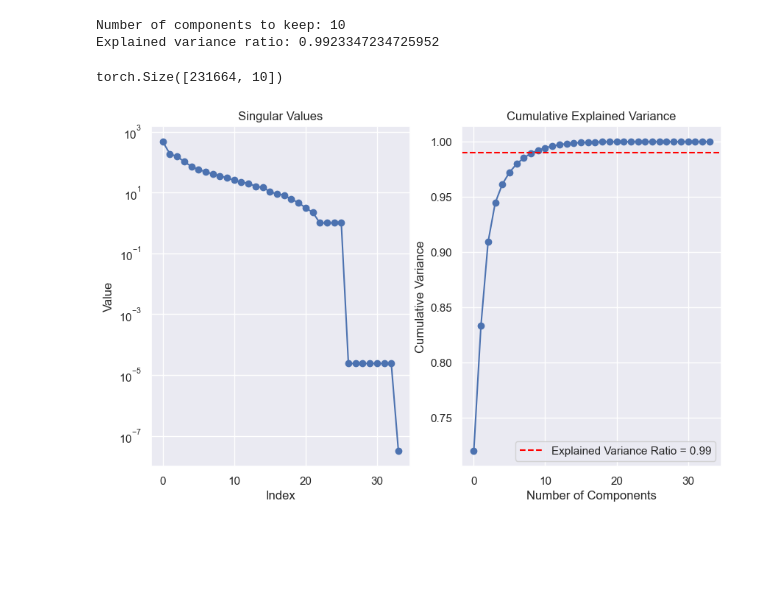
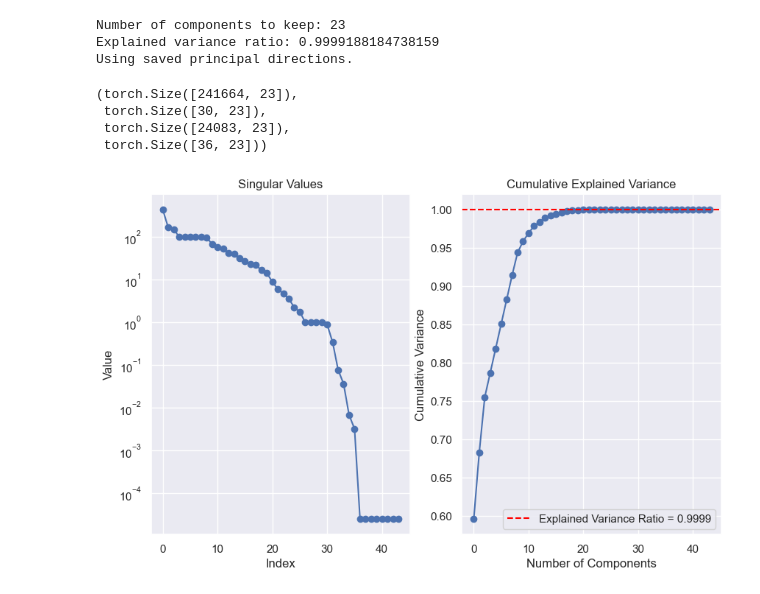
Before and after one commit to PaoloGinefra/ACA_GraphML_Project, a Jupyter notebook: Notebooks/pipelineTest.ipynb, the cells around one changed output. Drawn from its saved outputs; the diff is of its cells as text; code cells hidden in the pictures; blank space fills up the shorter version.

```diff
--- a/Notebooks/pipelineTest.ipynb
+++ b/Notebooks/pipelineTest.ipynb
@@ -7,3 +4,9 @@ The autoreload extension is already loaded. To reload it, use:
+# %%
+import matplotlib.pyplot as plt
+import seaborn as sns
+sns.set_theme()
+import numpy as np
+import torch
 # %%
 from ACAgraphML.Dataset import ZINC_Dataset
 
@@ -16,0 +22,23 @@ The autoreload extension is already loaded. To reload it, use:
+# %%
+from ACAgraphML.Pipeline import TargetNormalizer
+
+# Create the normalizer and fit it to the training data
+target_normalizer = TargetNormalizer(verbose=True)
+target_normalizer.fit(trainDataset)
+
+# Create filtered and normalized datasets
+normalized_train_dataset = target_normalizer.normalize(trainDataset)
+normalized_val_dataset = target_normalizer.normalize(valDataset)
+
+print(f"\nDataset sizes after filtering:")
+print(f"Training: {len(normalized_train_dataset)} (was {len(trainDataset)})")
+print(f"Validation: {len(normalized_val_dataset)} (was {len(valDataset)})")
+
+# Test that the normalization works
+print(f"\n=== Testing normalization ===")
+sample_train = normalized_train_dataset[0]
+sample_val = normalized_val_dataset[0]
+print(f"Sample train target: {sample_train.y.item():.4f}")
+print(f"Sample val target: {sample_val.y.item():.4f}")
+
+len(normalized_train_dataset), len(normalized_val_dataset)
@@ -38,11 +94,19 @@ torch.Size([231664, 34])
 # %%
 from ACAgraphML.Pipeline import DimentionalityReduction
-dimentionalityReduction = DimentionalityReduction(explained_variance_ratio=0.99, verbose=True)
-trainDataset_aug_dimRed = dimentionalityReduction(trainDataset_aug)
+dimentionalityReduction = DimentionalityReduction(explained_variance_ratio=0.9999, verbose=True)
 
-trainDataset_aug_dimRed.data.x.shape
+trainDatasetReduced = dimentionalityReduction(trainAugmented)
+valDatasetReduced = dimentionalityReduction(valAugmented, useState=True)
+
+REDUCED_NUM_NODE_FEATS = trainDatasetReduced[0].x.shape[1]
+
+trainDatasetReduced.x.shape, trainDatasetReduced[0].x.shape, valDatasetReduced.x.shape, valDatasetReduced[0].x.shape
 # %% [output]
-Number of components to keep: 10
-Explained variance ratio: 0.9923347234725952
+Number of components to keep: 23
+Explained variance ratio: 0.9999188184738159
+Using saved principal directions.
-torch.Size([231664, 10])
+(torch.Size([241664, 23]),
+ torch.Size([30, 23]),
+ torch.Size([24083, 23]),
+ torch.Size([36, 23]))
-[figure, old version]
+[figure, new version]
```
Also changed, not shown: parts of 10 cells of this notebook, 12 other files.
